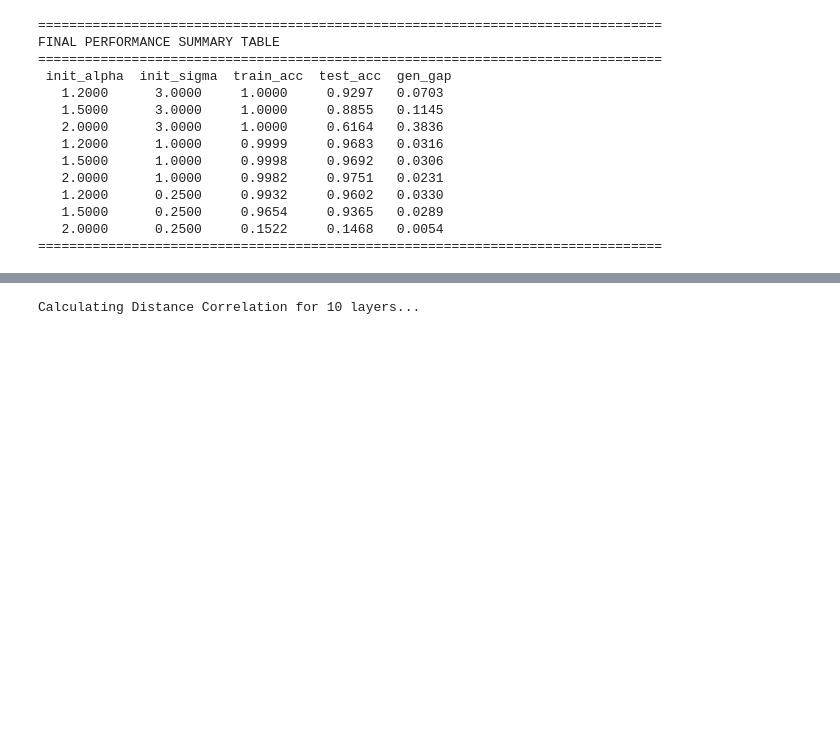
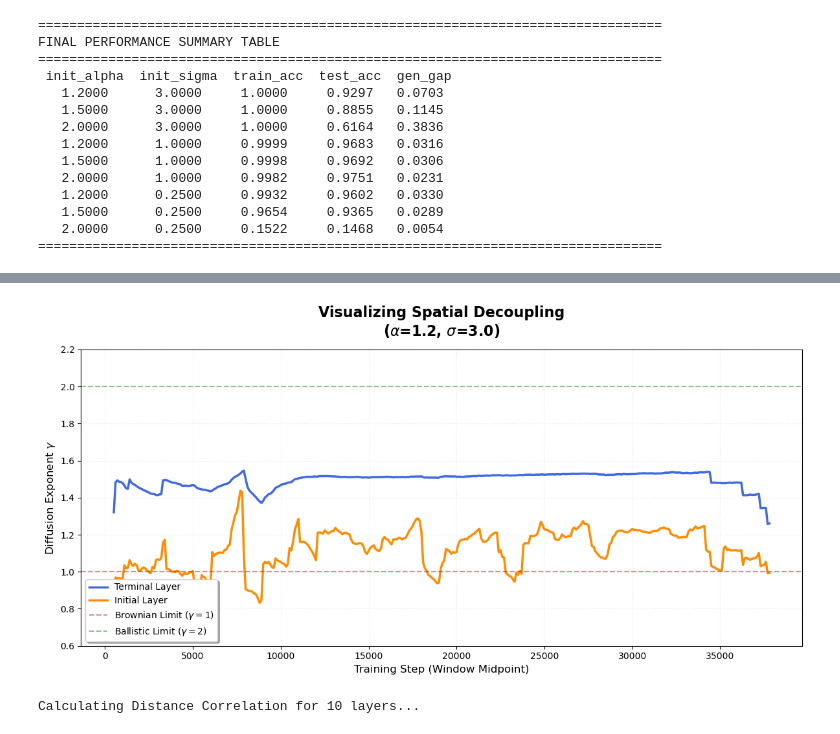
Before and after one commit to YiHaoFromEarth/ht-initialisation-dynamics, a Jupyter notebook: plots.ipynb, the cells around one changed output, grey strips where cells are left out. Saved outputs shown, nothing was run; the diff lists cells and outputs as text; code cells hidden in the pictures; blank space fills up the shorter version.

```diff
--- a/plots.ipynb
+++ b/plots.ipynb
@@ -590,3 +441,84 @@ Diffusion Exponent (gamma) for features.16.weight: 1.76
+# %%
+import pandas as pd
+import numpy as np
+from scipy.stats import linregress
+import matplotlib.pyplot as plt
+
+def calculate_rolling_tamsd(msd_df, layer_name, alpha=1.2, sigma=0.25,
+                           window_size=2000, stride=200):
+    """
+    Calculates the evolution of the diffusion exponent gamma over training time.
+    """
+    subset = msd_df[
+        (msd_df['layer'] == layer_name) &
+        (msd_df['alpha'] == alpha) &
+        (np.isclose(msd_df['sigma'], sigma))
+    ].copy()
+
+    subset = subset.sort_values(['step', 'time_lag'])
+    all_steps = sorted(subset['step'].unique())
+    n_steps = len(all_steps)
+    results = []
+
+    for start_idx in range(0, n_steps - window_size, stride):
+        end_idx = start_idx + window_size
+        window_steps = all_steps[start_idx:end_idx]
+        window_data = subset[subset['step'].isin(window_steps)]
+
+        # Calculate MSD: Mean of squared L2 displacements
+        tamsd_data = window_data.groupby('time_lag')['l2_dist'].apply(lambda x: np.mean(x**2)).reset_index()
+        tamsd_data = tamsd_data[tamsd_data['l2_dist'] > 0]
+
+        if len(tamsd_data) > 3:
+            log_tau = np.log10(tamsd_data['time_lag'])
+            log_msd = np.log10(tamsd_data['l2_dist'])
+            slope, _, r_value, _, _ = linregress(log_tau, log_msd)
+            midpoint_step = (window_steps[0] + window_steps[-1]) / 2
+
+            results.append({'step': midpoint_step, 'gamma': slope})
+
+    return pd.DataFrame(results)
+
+# 1. Setup and Data Loading
+msd_df = pd.read_parquet("displacement_database.parquet")
+ALPHA_VAL = 1.2
+SIGMA_VAL = 3.0
+layer_engine = "features.16.weight"   # The Terminal Layer
+layer_reservoir = "features.0.weight" # The Initial Layer
+
+# 2. Compute Dynamics for both
+rolling_engine = calculate_rolling_tamsd(msd_df, layer_engine, alpha=ALPHA_VAL, sigma=SIGMA_VAL)
+rolling_reservoir = calculate_rolling_tamsd(msd_df, layer_reservoir, alpha=ALPHA_VAL, sigma=SIGMA_VAL)
+
+# 3. Plotting
+plt.figure(figsize=(12, 6))
+
+# The Engine (Blue)
+plt.plot(rolling_engine['step'], rolling_engine['gamma'],
+         color='royalblue', lw=2.5, label='Terminal Layer')
+
+# The Reservoir (Orange)
+plt.plot(rolling_reservoir['step'], rolling_reservoir['gamma'],
+         color='darkorange', lw=2.5, label='Initial Layer')
+
+# Physics Reference Lines
+plt.axhline(y=1.0, color='firebrick', linestyle='--', alpha=0.5, label='Brownian Limit ($\gamma=1$)')
+plt.axhline(y=2.0, color='forestgreen', linestyle='--', alpha=0.5, label='Ballistic Limit ($\gamma=2$)')
+
+# Final Polish
+plt.title(f"Visualizing Spatial Decoupling\n($\\alpha$={ALPHA_VAL}, $\\sigma$={SIGMA_VAL})",
+          fontsize=16, fontweight='bold', pad=15)
+plt.xlabel("Training Step (Window Midpoint)", fontsize=12)
+plt.ylabel(r"Diffusion Exponent $\gamma$", fontsize=12)
+plt.ylim(0.6, 2.2)
+plt.grid(True, which="both", ls=":", alpha=0.3)
+plt.legend(loc='lower left', frameon=True, shadow=True)
+
+plt.tight_layout()
+plt.savefig("diffusion_curve.pdf", bbox_inches="tight")  # Save as PDF for high quality
+plt.show()
+# %% [output]
+[figure, added]
 # %%
 import pandas as pd
 import numpy as np
```
Also changed, not shown: parts of 5 cells of this notebook, 40 other files.
